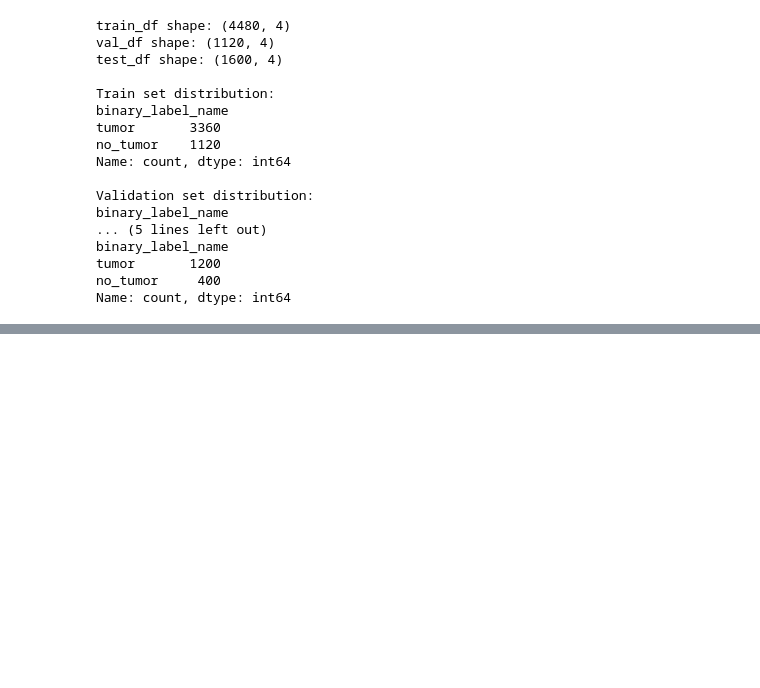
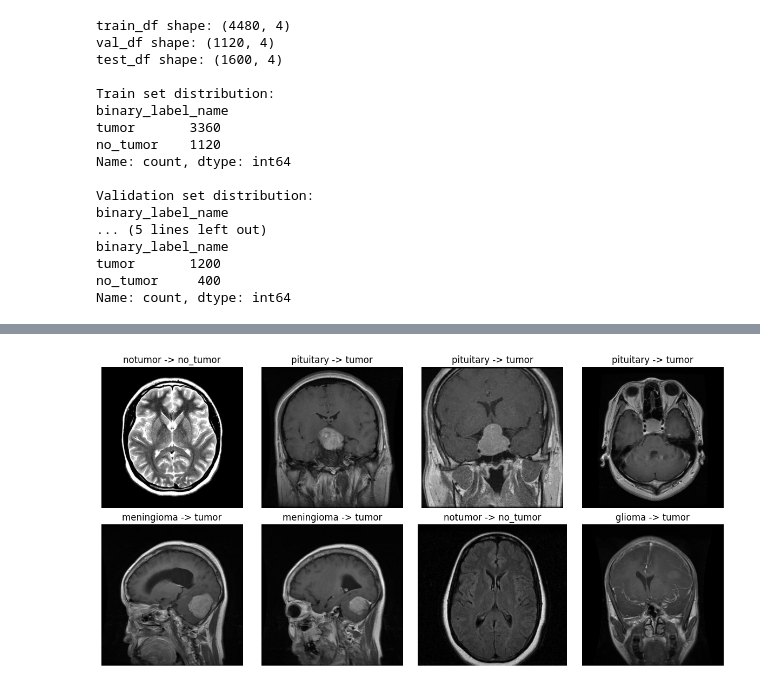
Before and after one commit to anielkayo/brain_tumor_ml, a Jupyter notebook: notebooks/01_eda_and_features.ipynb, the cells around one changed output, grey strips where cells are left out. Cells and saved outputs as stored; diff of their text form; code cells hidden in the pictures; blank space fills up the shorter version.

```diff
--- a/notebooks/01_eda_and_features.ipynb
+++ b/notebooks/01_eda_and_features.ipynb
@@ -156,0 +178,18 @@ Name: count, dtype: int64
+# %%
+#funkcja do wyświetlania losowych obrazów z DataFrame
+def show_random_images(df: pd.DataFrame, n: int = 8):
+    sample = df.sample(n=n, random_state=random_state) #losujemy n obrazów z DataFrame
+
+    plt.figure(figsize=(12, 6)) #ustawiamy rozmiar wykresu
+    for i, (_, row) in enumerate(sample.iterrows(), start=1): #iterujemy po wylosowanych obrazach, iterrows() zwraca indeks i wiersz, ale my nie potrzebujemy indeksu, więc używamy _ jako zmiennej do ignorowania
+        image = imread(row["image_path"])
+
+        plt.subplot(2, 4, i)
+        plt.imshow(image, cmap="gray")
+        plt.title(f"{row['original_label']} -> {row['binary_label_name']}")
+        plt.axis("off")
+    plt.tight_layout()
+    plt.show()
+show_random_images(train_df, n=8)
+# %% [output]
+[figure, added]
```
Also changed, not shown: parts of 10 cells of this notebook.
